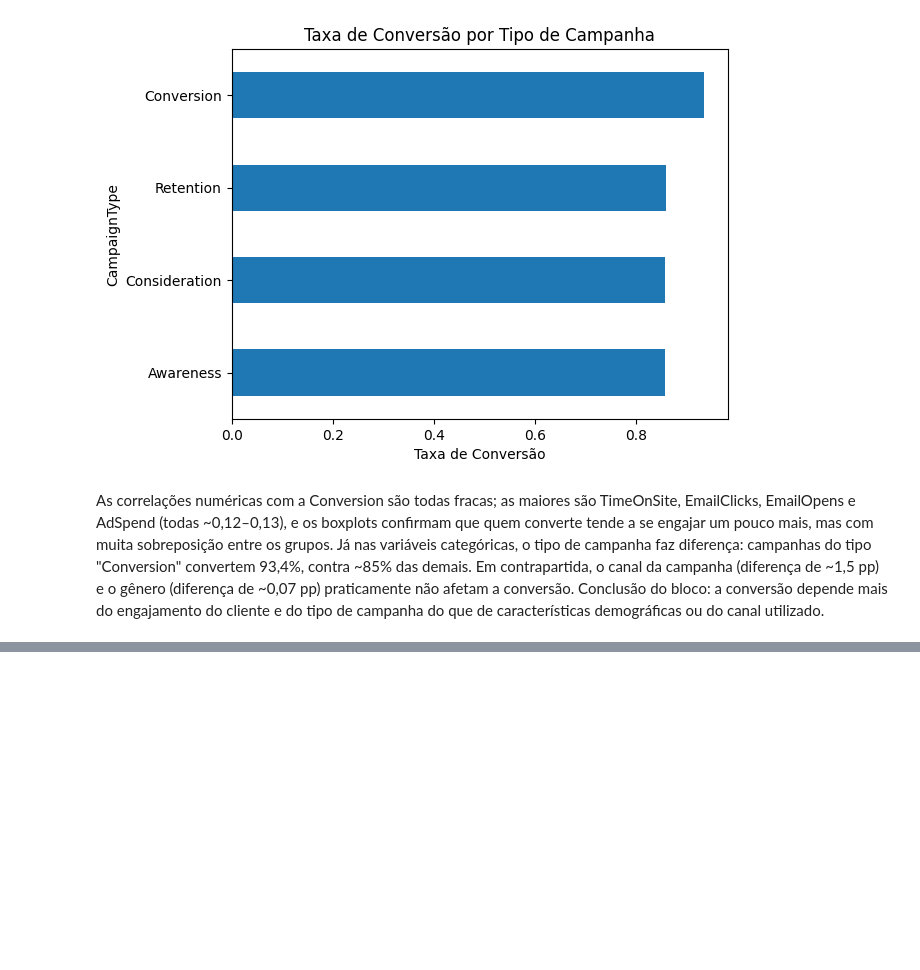
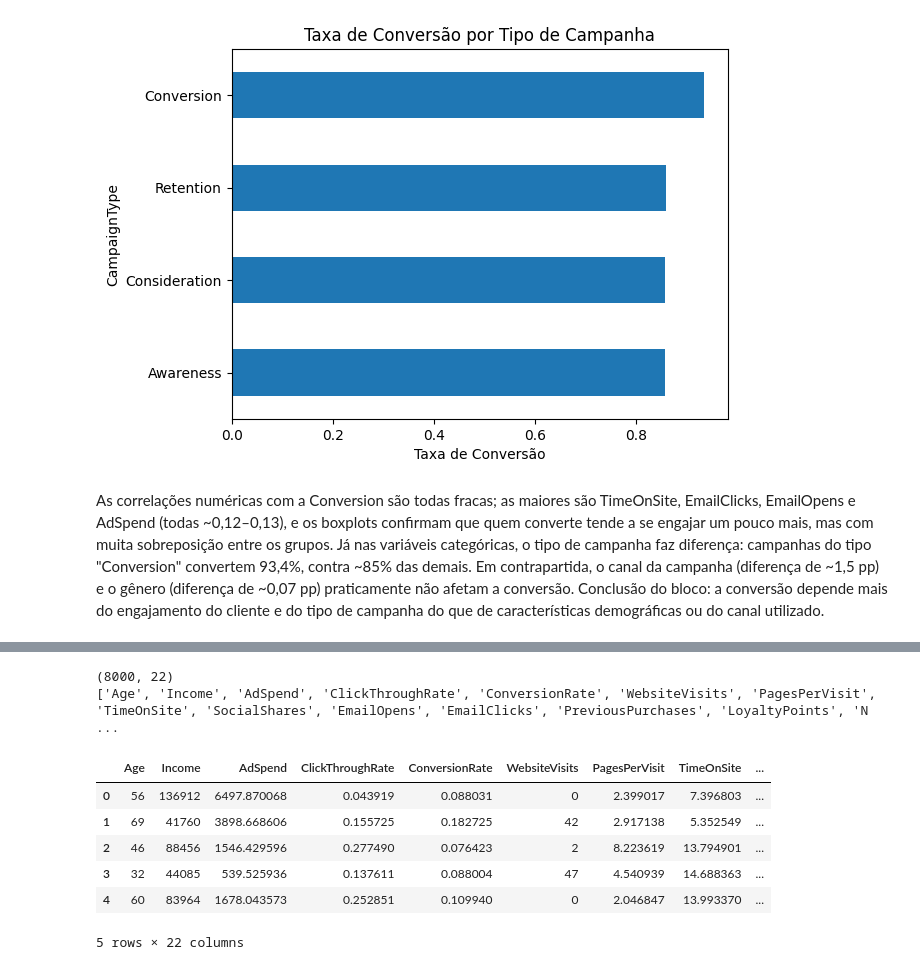
Before and after one commit to williamasantos/Agente-de-Previsao-de-Conversao, a Jupyter notebook: MKD.ipynb, the cells around one changed output, grey strips where cells are left out. Saved outputs shown, nothing was run; the diff lists cells and outputs as text; code cells hidden in the pictures; blank space fills up the shorter version.

```diff
--- a/MKD.ipynb
+++ b/MKD.ipynb
@@ -355,0 +373,7 @@ As correlações numéricas com a Conversion são todas fracas; as maiores são
+# %%
+# 1 = NÃO converteu (classe rara, que queremos identificar) | 0 = converteu
+df_prep['NaoConverteu'] = (df_prep['Conversion'] == 0).astype(int)
+df_prep = df_prep.drop(columns=['Conversion'])
+
+print(df_prep['NaoConverteu'].value_counts())
+print(df_prep['NaoConverteu'].value_counts(normalize=True) * 100)
@@ -355,0 +389,18 @@ As correlações numéricas com a Conversion são todas fracas; as maiores são
+# %%
+colunas_categoricas = ['Gender', 'CampaignChannel', 'CampaignType']
+
+df_cod = pd.get_dummies(df_prep, columns=colunas_categoricas, drop_first=True, dtype=int)
+
+print(df_cod.shape)
+print(df_cod.columns.tolist())
+df_cod.head()
+# %% [output]
+(8000, 22)
+['Age', 'Income', 'AdSpend', 'ClickThroughRate', 'ConversionRate', 'WebsiteVisits', 'PagesPerVisit', 'TimeOnSite', 'SocialShares', 'EmailOpens', 'EmailClicks', 'PreviousPurchases', 'LoyaltyPoints', 'N ...
+|  | Age | Income | AdSpend | ClickThroughRate | ConversionRate | WebsiteVisits | PagesPerVisit | TimeOnSite | ... |
+| 0 | 56 | 136912 | 6497.870068 | 0.043919 | 0.088031 | 0 | 2.399017 | 7.396803 | ... |
+| 1 | 69 | 41760 | 3898.668606 | 0.155725 | 0.182725 | 42 | 2.917138 | 5.352549 | ... |
+| 2 | 46 | 88456 | 1546.429596 | 0.277490 | 0.076423 | 2 | 8.223619 | 13.794901 | ... |
+| 3 | 32 | 44085 | 539.525936 | 0.137611 | 0.088004 | 47 | 4.540939 | 14.688363 | ... |
+| 4 | 60 | 83964 | 1678.043573 | 0.252851 | 0.109940 | 0 | 2.046847 | 13.993370 | ... |
+5 rows × 22 columns
```
Also changed, not shown: parts of 25 cells of this notebook.
